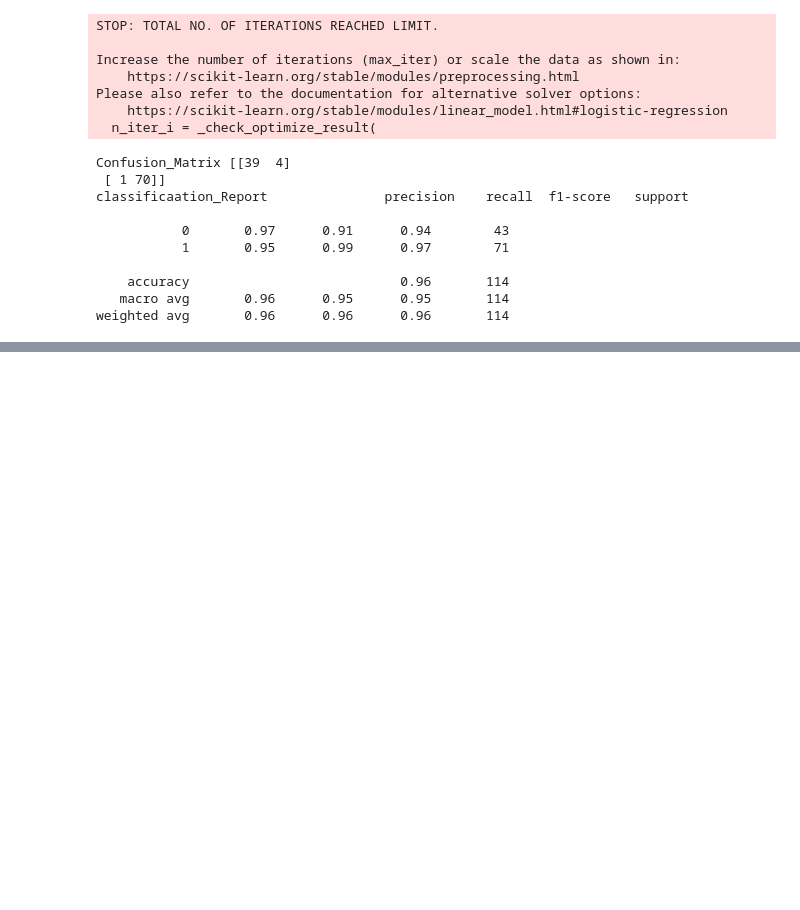
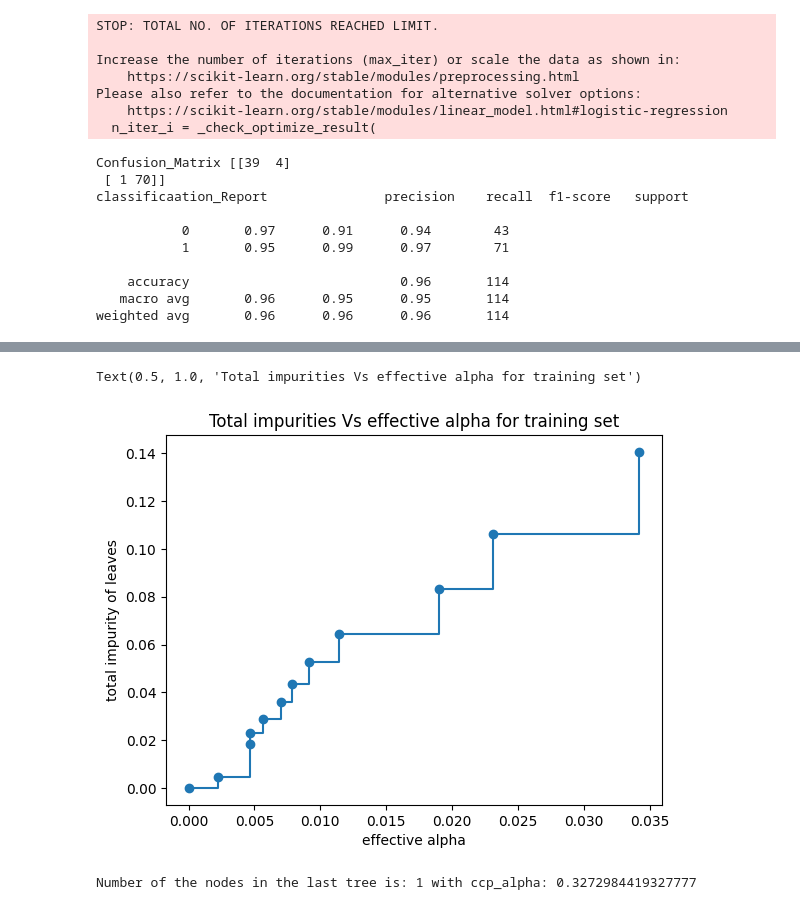
Before and after one commit to Ritesh24f1001677/MACHINE_LEARNING, a Jupyter notebook: OPPE2_Practice_Har_Har_Mahadev.ipynb, the cells around one changed output, grey strips where cells are left out. Cells and saved outputs as stored; diff of their text form; code cells hidden in the pictures; blank space fills up the shorter version.

```diff
--- a/OPPE2_Practice_Har_Har_Mahadev.ipynb
+++ b/OPPE2_Practice_Har_Har_Mahadev.ipynb
@@ -763,0 +788,4 @@ weighted avg       0.96      0.96      0.96       114
+# %%
+X=housing.drop('MedHouseVal',axis=1)
+y=housing['MedHouseVal']
+X.shape[0]
@@ -763,0 +873,3 @@ weighted avg       0.96      0.96      0.96       114
+# %%
+
+X_train,X_test, y_train,y_test=train_test_split(X,y,random_state=0)
@@ -763,0 +903,25 @@ weighted avg       0.96      0.96      0.96       114
+# %%
+model=DecisionTreeClassifier(random_state=0)
+path=model.cost_complexity_pruning_path(X_train,y_train)
+ccp_alphas,impurities=path.ccp_alphas,path.impurities
+# %%
+fig,ax=plt.subplots()
+ax.plot(ccp_alphas[:-1],impurities[:-1],marker="o",drawstyle="steps-post")
+ax.set_xlabel('effective alpha')
+ax.set_ylabel('total impurity of leaves')
+ax.set_title('Total impurities Vs effective alpha for training set')
+# %% [output]
+Text(0.5, 1.0, 'Total impurities Vs effective alpha for training set')
+[figure, added]
+# %%
+models=[]
+for ccp_alpha in ccp_alphas:
+  model=DecisionTreeClassifier(random_state=0,ccp_alpha=ccp_alpha)
+  model.fit(X_train,y_train)
+  models.append(model)
+print(
+    'Number of the nodes in the last tree is: {} with ccp_alpha: {}'.format(
+    models[-1].tree_.node_count, ccp_alphas[-1])
+)
+# %% [output]
+Number of the nodes in the last tree is: 1 with ccp_alpha: 0.3272984419327777
```
Also changed, not shown: parts of 62 cells of this notebook.
